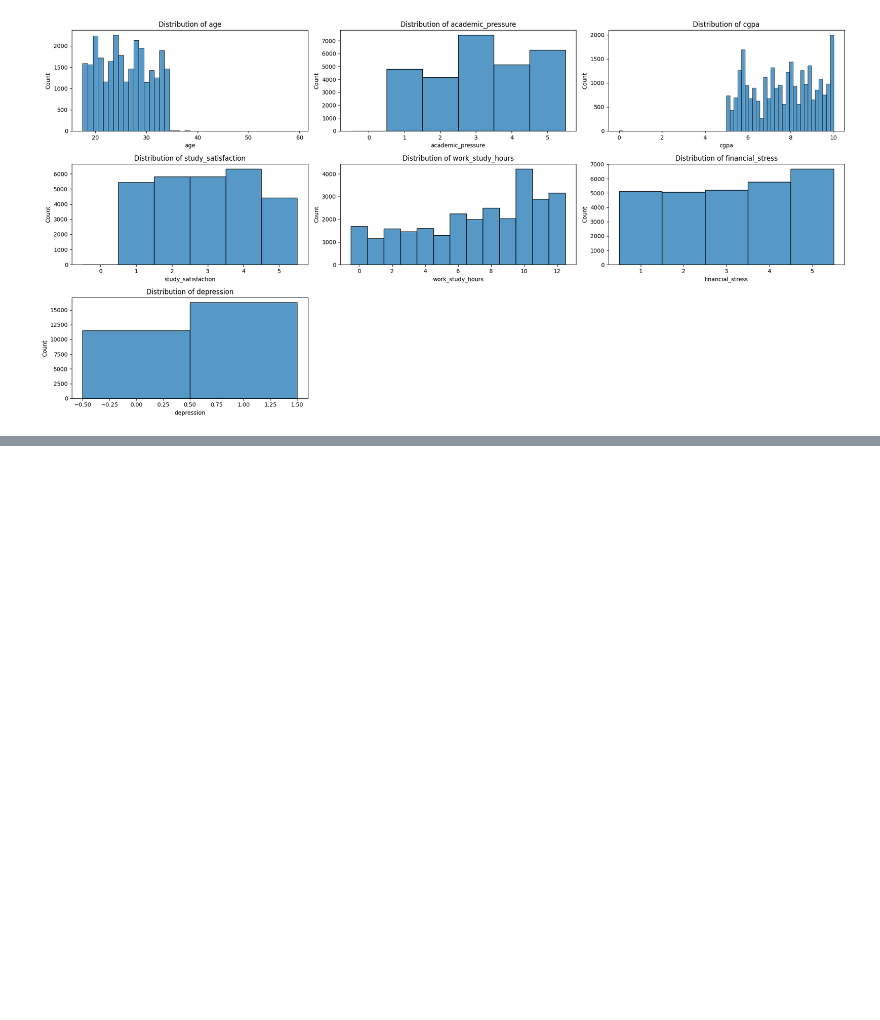
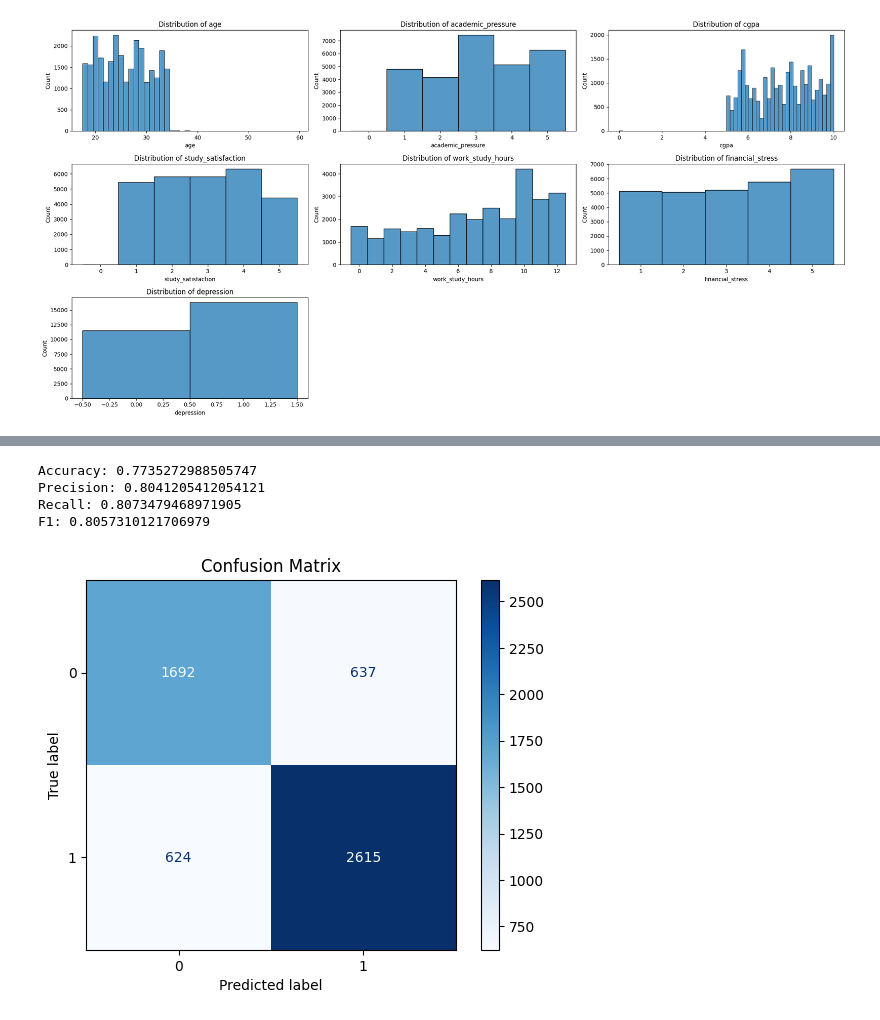
Before and after one commit to puck-arthur/data-learning, a Jupyter notebook: notebooks/week3_classification_models.ipynb, the cells around one changed output, grey strips where cells are left out. Saved outputs shown, nothing was run; the diff lists cells and outputs as text; code cells hidden in the pictures; blank space fills up the shorter version.

```diff
--- a/notebooks/week3_classification_models.ipynb
+++ b/notebooks/week3_classification_models.ipynb
@@ -432,0 +479,45 @@ F1: 0.8659260386546949
+# %%
+# DecisionTreeClassifier
+
+from sklearn.tree import DecisionTreeClassifier
+
+model = DecisionTreeClassifier()
+
+# Now we create the final pipeline that does the preprocessing and also runs the model
+model_pipe = Pipeline([
+    ('pre', preprocessing),
+    ('model', model)
+])
+
+# Lets run the model
+model_pipe.fit(X_train, y_train)
+
+# Predict the outcome
+y_pred = model_pipe.predict(X_test)
+
+# Print metrics
+acc = accuracy_score(y_test, y_pred)
+prec = precision_score(y_test, y_pred)
+recall = recall_score(y_test, y_pred)
+f1    = f1_score(y_test, y_pred)
+
+print("Accuracy:", acc)
+print("Precision:", prec)
+print("Recall:", recall)
+print("F1:", f1)
+
+# Plot confusion matrix
+cm = confusion_matrix(y_test, y_pred)
+disp = ConfusionMatrixDisplay(confusion_matrix=cm)
+disp.plot(cmap="Blues")
+plt.title("Confusion Matrix")
+plt.show()
+
+# Save the performance metrics on a list for later use
+tree_list = ['tree', acc, prec, recall, f1]
+# %% [output]
+Accuracy: 0.7735272988505747
+Precision: 0.8041205412054121
+Recall: 0.8073479468971905
+F1: 0.8057310121706979
+[figure, added]
```
Also changed, not shown: parts of 6 cells of this notebook.
